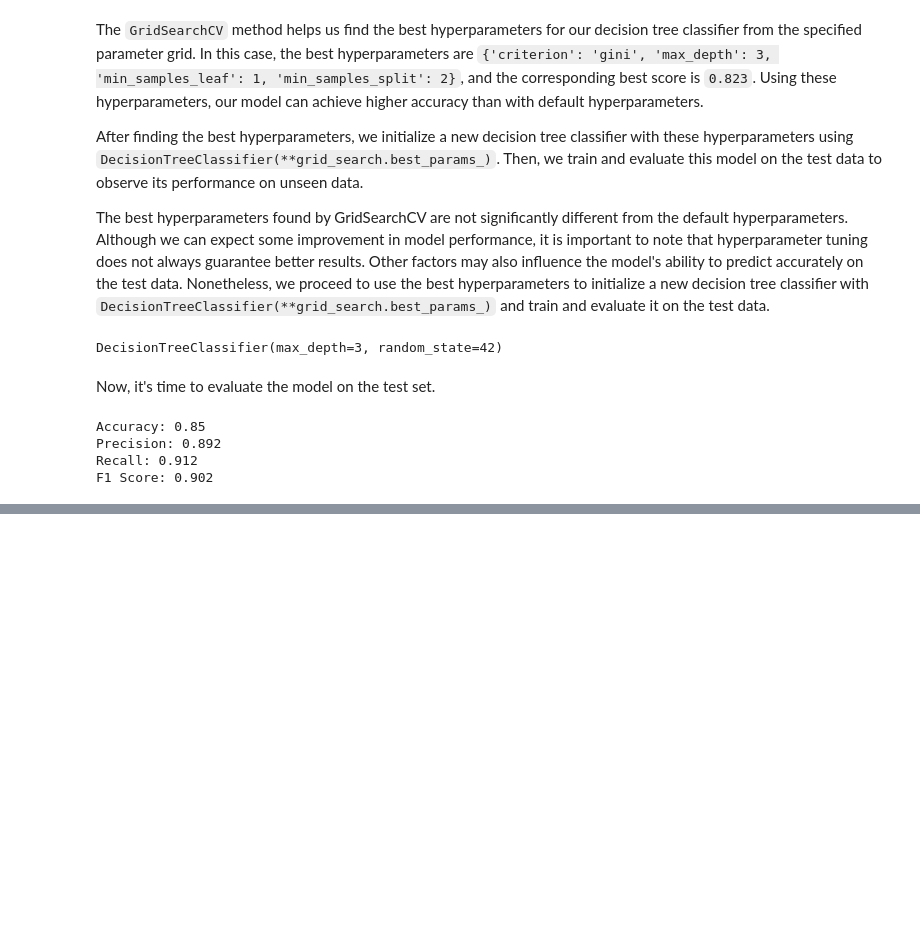
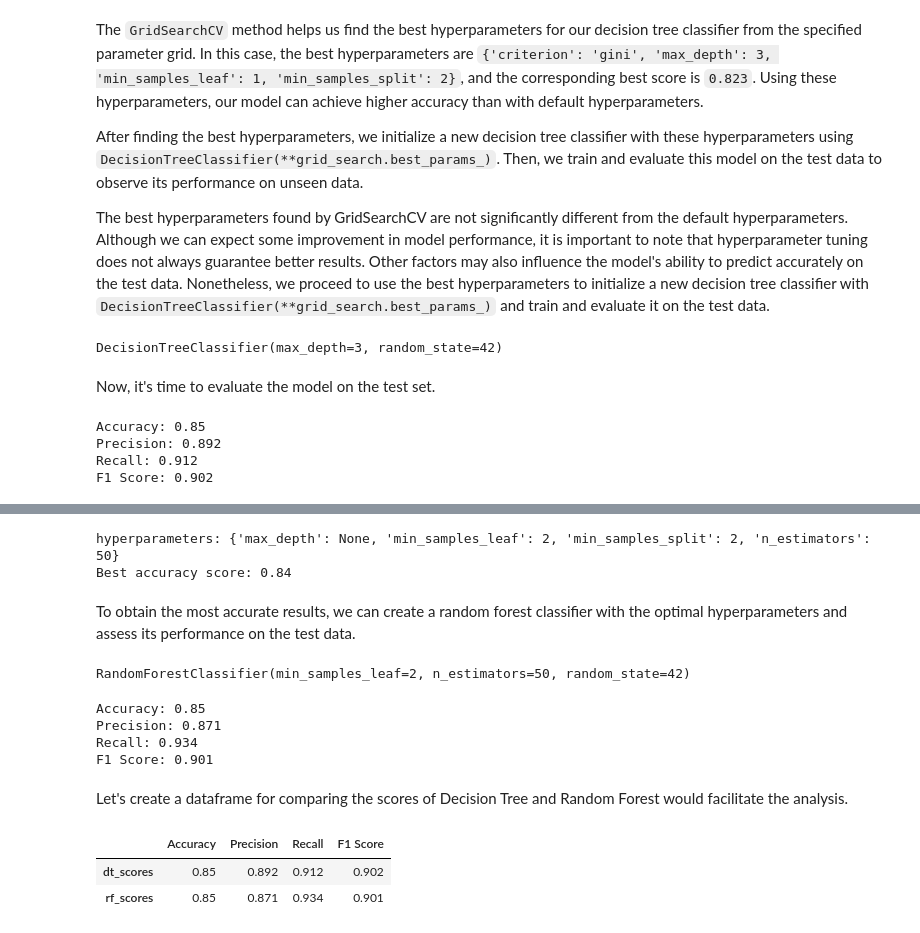
Before and after one commit to MuhammadAwon/datascience-projects, a Jupyter notebook: Projects/classifying-employee-productivity/employee-productivity.ipynb, the cells around one changed output, grey strips where cells are left out. Saved outputs shown, nothing was run; the diff lists cells and outputs as text; code cells hidden in the pictures; blank space fills up the shorter version.

```diff
--- a/Projects/classifying-employee-productivity/employee-productivity.ipynb
+++ b/Projects/classifying-employee-productivity/employee-productivity.ipynb
@@ -1583,0 +1631,78 @@ Although we did not observe any significant improvement in the model's performan
+# %%
+# Define parameter grid
+param_grid = {
+    'n_estimators': [50, 100, 150],
+    'max_depth': [None, 5, 10],
+    'min_samples_split': [2, 5],
+    'min_samples_leaf': [1, 2]
+}
+
+# Instantiate random forest classifier
+rf_clf2 = RandomForestClassifier(random_state=42)
+
+# Create GridSearchCV object
+grid_search = GridSearchCV(rf_clf2, param_grid, cv=5, scoring='accuracy', n_jobs=-1)
+
+# Fit GridSearchCV object to data
+grid_search.fit(X_train, y_train)
+
+print(f'hyperparameters: {grid_search.best_params_}')
+print(f'Best accuracy score: {round(grid_search.best_score_, 2)}')
+# %% [output]
+hyperparameters: {'max_depth': None, 'min_samples_leaf': 2, 'min_samples_split': 2, 'n_estimators': 50}
+Best accuracy score: 0.84
+# %% [markdown]
+To obtain the most accurate results, we can create a random forest classifier with the optimal hyperparameters and assess its performance on the test data.
+# %%
+# Create model with best hyparameters
+rf_clf2 = RandomForestClassifier(**grid_search.best_params_, random_state=42)
+rf_clf2.fit(X_train, y_train)
+# %% [output]
+RandomForestClassifier(min_samples_leaf=2, n_estimators=50, random_state=42)
+# %%
+# Make predictions using 'dt_clf2'
+y_pred = rf_clf2.predict(X_test)
+
+
+# Evaluate model with different metrics
+rf_clf2_acc = accuracy_score(y_test, y_pred)
+rf_clf2_precision = precision_score(y_test, y_pred, pos_label='productive')
+rf_clf2_recall = recall_score(y_test, y_pred, pos_label='productive')
+rf_clf2_f1 = f1_score(y_test, y_pred, pos_label='productive')
+
+
+print(f'Accuracy: {round(rf_clf2_acc, 2)}')
+print(f'Precision: {round(rf_clf2_precision, 3)}')
+print(f'Recall: {round(rf_clf2_recall, 3)}')
+print(f'F1 Score: {round(rf_clf2_f1, 3)}')
+# %% [output]
+Accuracy: 0.85
+Precision: 0.871
+Recall: 0.934
+F1 Score: 0.901
+# %% [markdown]
+Let's create a dataframe for comparing the scores of Decision Tree and Random Forest would facilitate the analysis.
+# %%
+# Create a dictionary with the metrics scores for dt_clf2
+dt_clf2_metrics = {'Accuracy': round(dt_clf2_acc, 2),
+                   'Precision': round(dt_clf2_precision, 3),
+                   'Recall': round(dt_clf2_recall, 3),
+                   'F1 Score': round(dt_clf2_f1, 3)}
+
+# Create a dictionary with the metrics scores for rf_clf2
+rf_clf2_metrics = {'Accuracy': round(rf_clf2_acc, 2),
+                   'Precision': round(rf_clf2_precision, 3),
+                   'Recall': round(rf_clf2_recall, 3),
+                   'F1 Score': round(rf_clf2_f1, 3)}
+
+
+# Create a DataFrame with the metrics scores
+clfs_scores_df = pd.DataFrame(dt_clf2_metrics, index=['dt_scores'])
+
+# Concatenate the dictionary as a new row to the existing DataFrame
+clfs_scores_df = pd.concat([clfs_scores_df, pd.DataFrame(rf_clf2_metrics, index=['rf_scores'])])
+clfs_scores_df
+# %% [output]
+|  | Accuracy | Precision | Recall | F1 Score |
+| dt_scores | 0.85 | 0.892 | 0.912 | 0.902 |
+| rf_scores | 0.85 | 0.871 | 0.934 | 0.901 |
```
Also changed, not shown: parts of 17 cells of this notebook, 1 other file.
